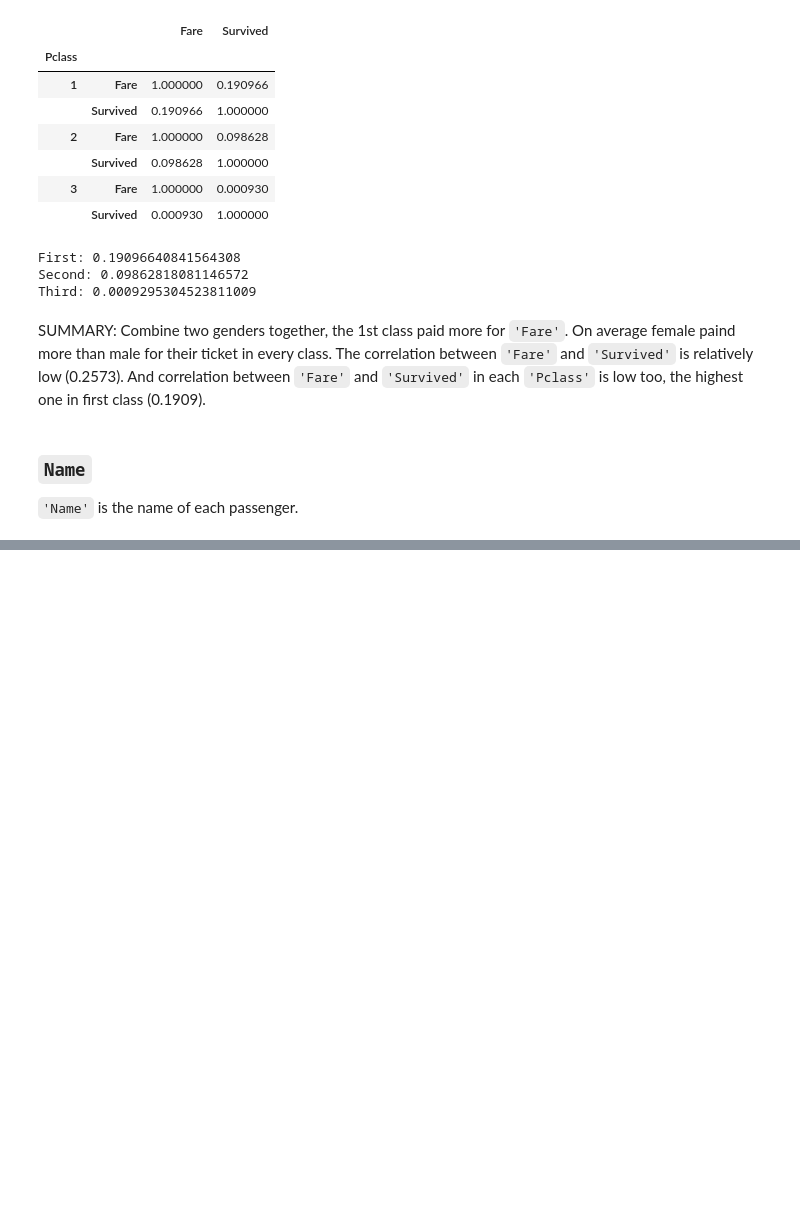
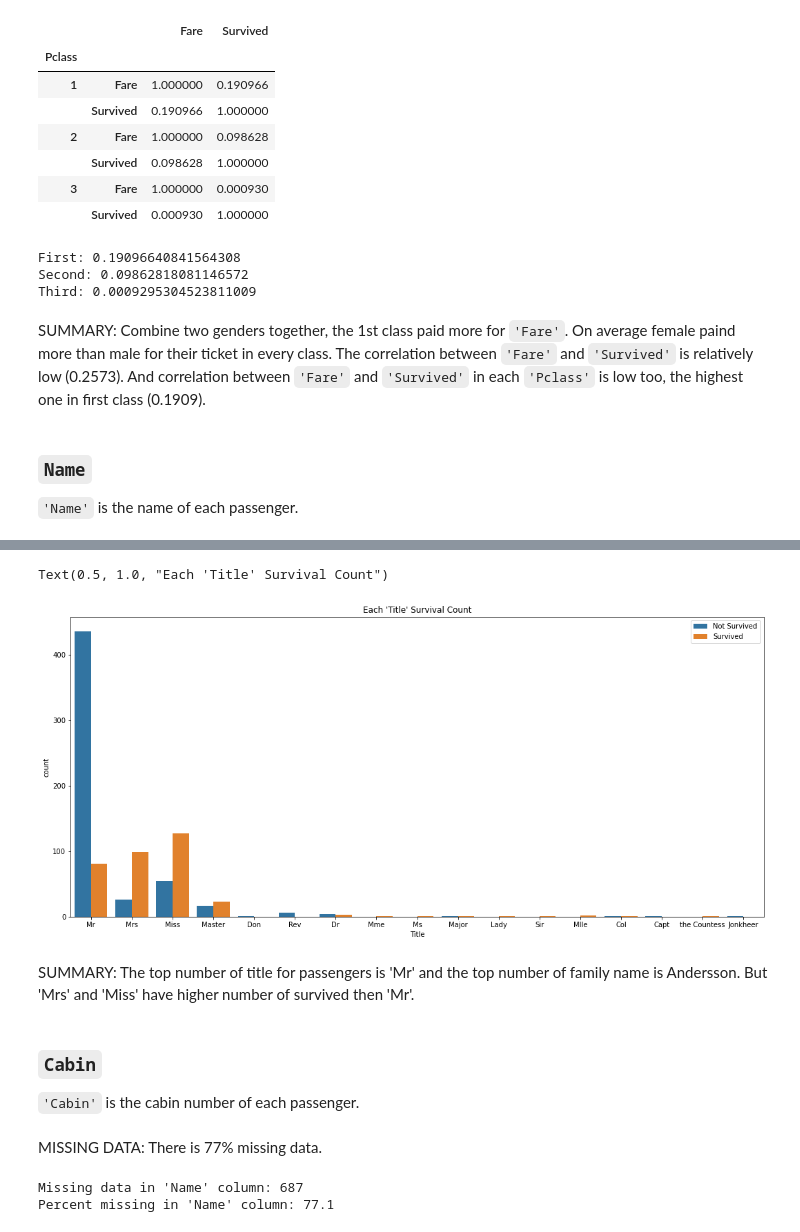
Before and after one commit to AShabunevich/Kaggle_practice_and_exercises, a Jupyter notebook: Titanic_Machine_Learning/titanic_project.ipynb, the cells around one changed output, grey strips where cells are left out. Cells and saved outputs as stored; diff of their text form; code cells hidden in the pictures; blank space fills up the shorter version.

```diff
--- a/Titanic_Machine_Learning/titanic_project.ipynb
+++ b/Titanic_Machine_Learning/titanic_project.ipynb
@@ -758,0 +767,15 @@ SUMMARY: Combine two genders together, the 1st class paid more for `'Fare'`. On
+# %%
+#creates 'FamilyName' column
+data['FamilyName'] = data['Name'].apply(lambda x : x.split(', ')[0])
+#creates 'Title' column
+data['Title'] = data['Name'].apply(lambda x : x.split(', ')[1].split('. ')[0])
+#drops 'Name' column
+data = data.drop(columns=['Name'])
+
+train_data['FamilyName'] = data['FamilyName'].iloc[:891]
+train_data['Title'] = data['Title'].iloc[:891]
+train_data = train_data.drop(columns=['Name'])
+
+test_data['FamilyName'] = data['FamilyName'].iloc[891:]
+test_data['Title'] = data['Title'].iloc[891:]
+test_data = test_data.drop(columns=['Name'])
@@ -758,0 +817,26 @@ SUMMARY: Combine two genders together, the 1st class paid more for `'Fare'`. On
+# %%
+#GRAPH for 'Title'
+plt.figure(figsize=(18, 8))
+sns.countplot(x='Title', hue='Survived', data=train_data)
+plt.legend(['Not Survived','Survived'],loc='upper right')
+plt.title("Each 'Title' Survival Count")
+# %% [output]
+Text(0.5, 1.0, "Each 'Title' Survival Count")
+[figure, added]
+# %% [markdown]
+SUMMARY: The top number of title for passengers is 'Mr' and the top number of family name is Andersson. But 'Mrs' and 'Miss' have higher number of survived then 'Mr'.
+# %% [markdown]
+### `Cabin`
+
+`'Cabin'` is the cabin number of each passenger.
+# %% [markdown]
+MISSING DATA: There is 77% missing data.
+# %%
+cabin_missing = train_data.Cabin.isna().sum()
+print("Missing data in 'Name' column:", cabin_missing)
+
+percent_cabin_missing = ((cabin_missing/(train_data.shape[0]))*100).round(2)
+print("Percent missing in 'Name' column:", percent_cabin_missing)
+# %% [output]
+Missing data in 'Name' column: 687
+Percent missing in 'Name' column: 77.1
```
Also changed, not shown: parts of 8 cells of this notebook.
